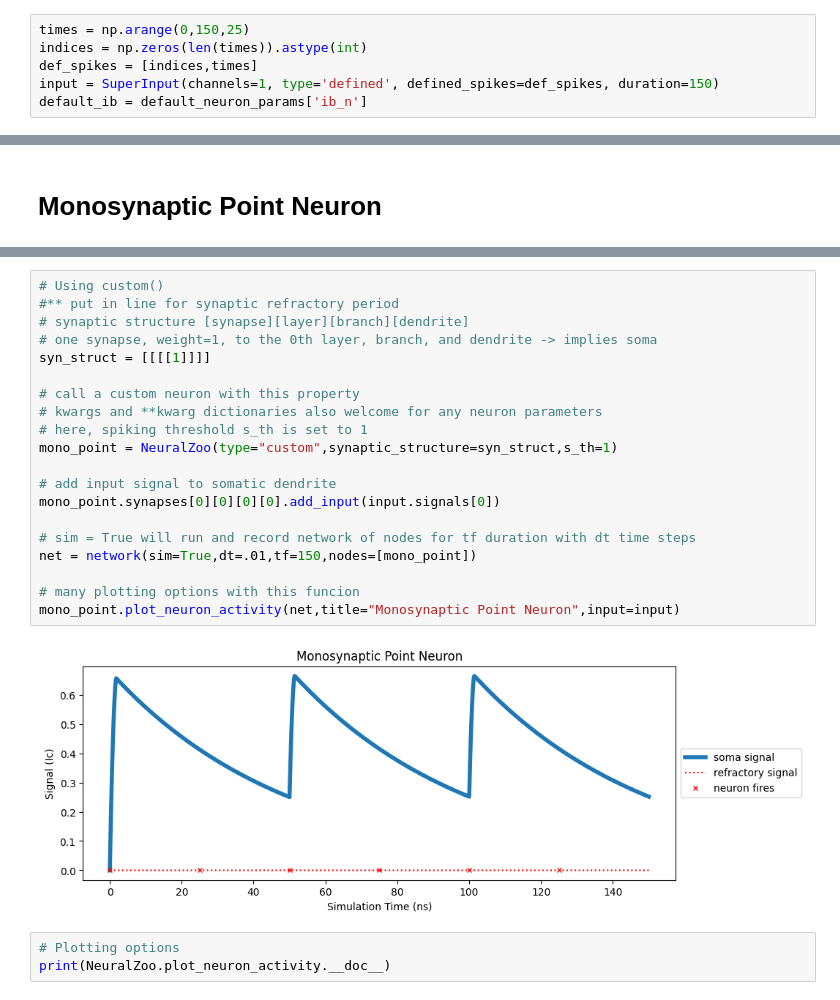
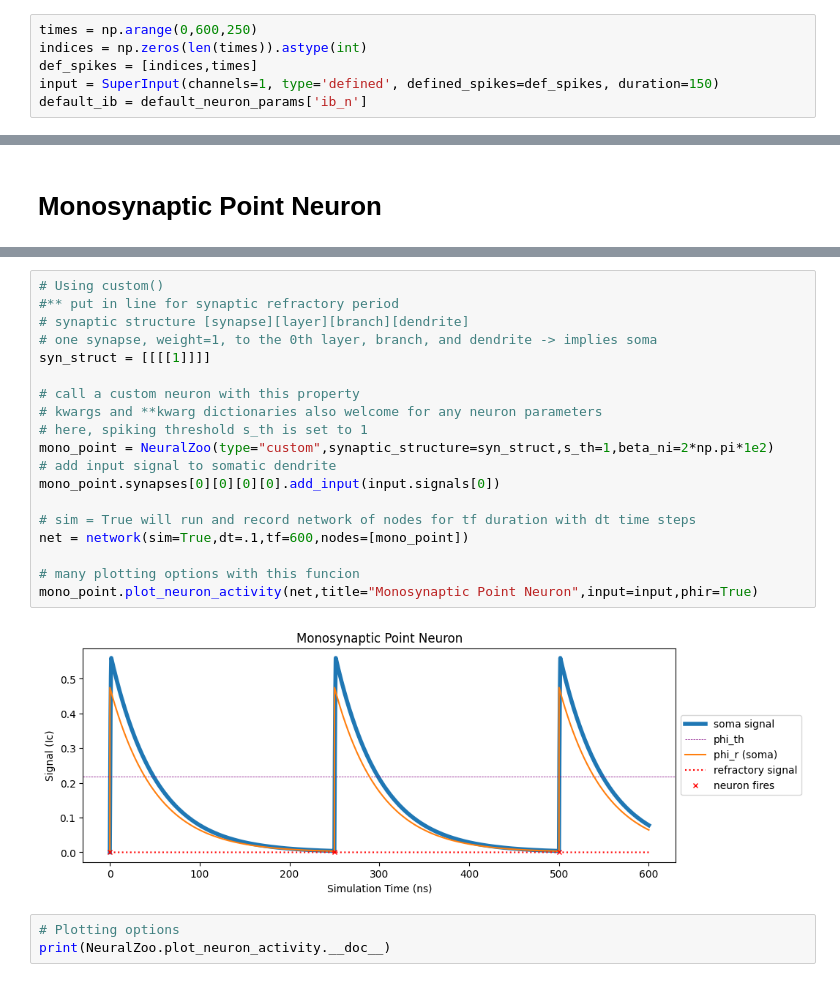
Before and after one commit to ryangitsit/sim_soens, a Jupyter notebook: tutorial_library.ipynb, the cells around one changed output, grey strips where cells are left out. Drawn from its saved outputs; the diff is of its cells as text.

```diff
--- a/tutorial_library.ipynb
+++ b/tutorial_library.ipynb
@@ -7,7 +7,7 @@ from super_input import SuperInput
 from params import default_neuron_params
 from soen_sim import network
 # %%
-times = np.arange(0,150,25)
+times = np.arange(0,600,250)
 indices = np.zeros(len(times)).astype(int)
 def_spikes = [indices,times]
 input = SuperInput(channels=1, type='defined', defined_spikes=def_spikes, duration=150)
@@ -29,25 +29,24 @@ A number of canoncial and potential useful neurons are here demonstrated for SOE
 # %%
 # Using custom()
 #** put in line for synaptic refractory period
 # synaptic structure [synapse][layer][branch][dendrite]
 # one synapse, weight=1, to the 0th layer, branch, and dendrite -> implies soma
 syn_struct = [[[[1]]]]
 
 # call a custom neuron with this property
 # kwargs and **kwarg dictionaries also welcome for any neuron parameters
 # here, spiking threshold s_th is set to 1
-mono_point = NeuralZoo(type="custom",synaptic_structure=syn_struct,s_th=1)
-
+mono_point = NeuralZoo(type="custom",synaptic_structure=syn_struct,s_th=1,beta_ni=2*np.pi*1e2)
 # add input signal to somatic dendrite
 mono_point.synapses[0][0][0][0].add_input(input.signals[0])
 
 # sim = True will run and record network of nodes for tf duration with dt time steps
-net = network(sim=True,dt=.01,tf=150,nodes=[mono_point])
+net = network(sim=True,dt=.1,tf=600,nodes=[mono_point])
 
 # many plotting options with this funcion
-mono_point.plot_neuron_activity(net,title="Monosynaptic Point Neuron",input=input)
+mono_point.plot_neuron_activity(net,title="Monosynaptic Point Neuron",input=input,phir=True)
 # %% [output]
-[figure, old version]
+[figure, new version]
 # %%
 # Plotting options
 print(NeuralZoo.plot_neuron_activity.__doc__)
```
Also changed, not shown: parts of 2 cells of this notebook, 21 other files.
